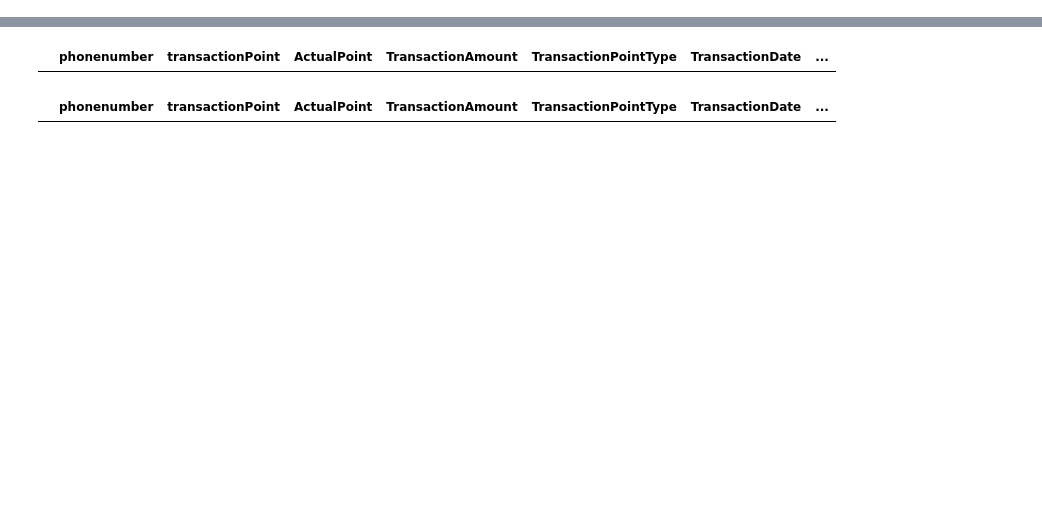
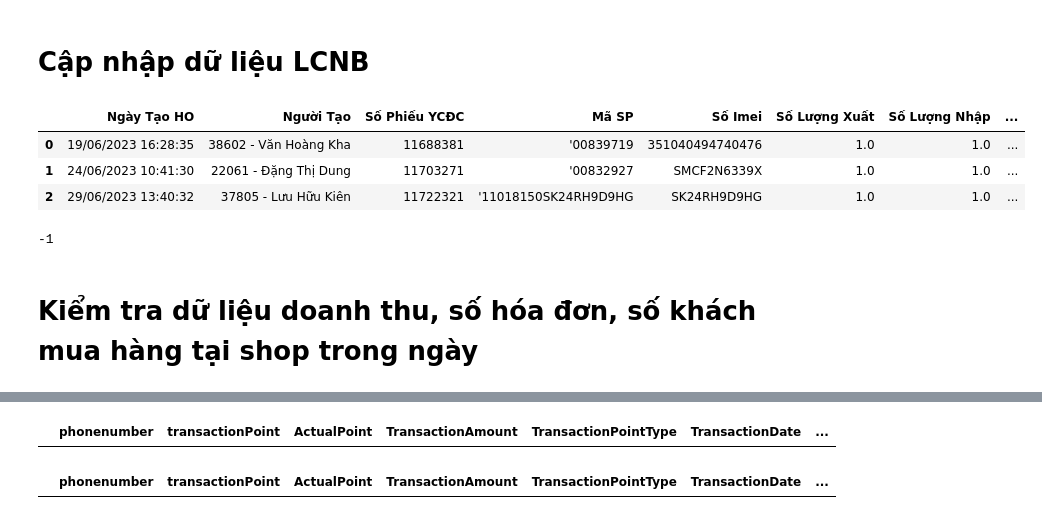
Before and after one commit to vhctruc/CHECK_DATA, a Jupyter notebook: Check_Data.ipynb, the cells around one changed output, grey strips where cells are left out. Cells and saved outputs as stored; diff of their text form; code cells hidden in the pictures; blank space fills up the shorter version.

```diff
--- a/Check_Data.ipynb
+++ b/Check_Data.ipynb
@@ -221,0 +79,31 @@ trans_point_use
+# %% [markdown]
+# Cập nhập dữ liệu LCNB
+# %%
+df_lcnb = pd.read_csv(r'D:\LCNB_H\2023\202306.csv', sep='\t', encoding = 'utf-16', on_bad_lines='skip')
+columns = ['Ngày Tạo HO', 'Người Tạo','Số Phiếu YCĐC','Mã SP','Số Imei','Số Lượng Xuất','Số Lượng Nhập','Số Điều Chuyển Xuất','Tình Trạng Phiếu Xuất','Số Điều Chuyển Nhập','Tình Trạng Phiếu Nhập','Mã Shop Xuất','Mã Shop Nhập','Ngày Xuất Thủ Kho','Ngày Nhập Hàng']
+df_lcnb_filter = pd.DataFrame(df_lcnb, columns=columns)
+df_lcnb_filter['Ngày Tạo HO']=df_lcnb_filter['Ngày Tạo HO'].str.replace("'", '')
+df_lcnb_filter['Người Tạo']=df_lcnb_filter['Người Tạo'].str.replace("'", '')
+df_lcnb_filter['Số Imei']=df_lcnb_filter['Số Imei'].str.replace("'", '')
+df_lcnb_filter['Ngày Xuất Thủ Kho']=df_lcnb_filter['Ngày Xuất Thủ Kho'].str.replace("'", '')
+df_lcnb_filter['Ngày Nhập Hàng']=df_lcnb_filter['Ngày Nhập Hàng'].str.replace("'", '')
+df_lcnb_filter['Mã Shop Xuất'] = df_lcnb_filter['Mã Shop Xuất'].str.replace(" ", '')
+# df_lcnb_filter['Mã Shop Xuất'] = df_lcnb_filter['Mã Shop Xuất'].replace(['inf', 'NaN'], np.nan)
+# df_lcnb_filter['Mã Shop Nhập'] = df_lcnb_filter['Mã Shop Nhập'].replace(['inf', 'NaN'], np.nan)
+# df_lcnb_filter['Mã Shop Xuất'] = df_lcnb_filter['Mã Shop Xuất'].astype(float).astype('Int64')
+# df_lcnb_filter['Mã Shop Nhập'] = df_lcnb_filter['Mã Shop Nhập'].astype(float).astype('Int64')
+# df_lcnb_filter['Số Phiếu YCĐC'] = df_lcnb_filter['Số Phiếu YCĐC'].astype(float).astype('Int64')
+df_lcnb_filter['Số Điều Chuyển Xuất'] = df_lcnb_filter['Số Điều Chuyển Xuất'].astype(float).astype('Int64')
+df_lcnb_filter['Số Điều Chuyển Nhập'] = df_lcnb_filter['Số Điều Chuyển Nhập'].astype(float).astype('Int64')
+df_lcnb_filter.head(3)
+# %% [output]
+|  | Ngày Tạo HO | Người Tạo | Số Phiếu YCĐC | Mã SP | Số Imei | Số Lượng Xuất | Số Lượng Nhập | ... |
+| 0 | 19/06/2023 16:28:35 | 38602 - Văn Hoàng Kha | 11688381 | '00839719 | 351040494740476 | 1.0 | 1.0 | ... |
+| 1 | 24/06/2023 10:41:30 | 22061 - Đặng Thị Dung | 11703271 | '00832927 | SMCF2N6339X | 1.0 | 1.0 | ... |
+| 2 | 29/06/2023 13:40:32 | 37805 - Lưu Hữu Kiên | 11722321 | '11018150SK24RH9D9HG | SK24RH9D9HG | 1.0 | 1.0 | ... |
+# %%
+df_lcnb_filter.to_sql("CID_WRT_ITR", engine, schema="dbo", if_exists="append", index=False)
+# %% [output]
+-1
+# %% [markdown]
+# Kiểm tra dữ liệu doanh thu, số hóa đơn, số khách mua hàng tại shop trong ngày
```
Also changed, not shown: parts of 38 cells of this notebook.
